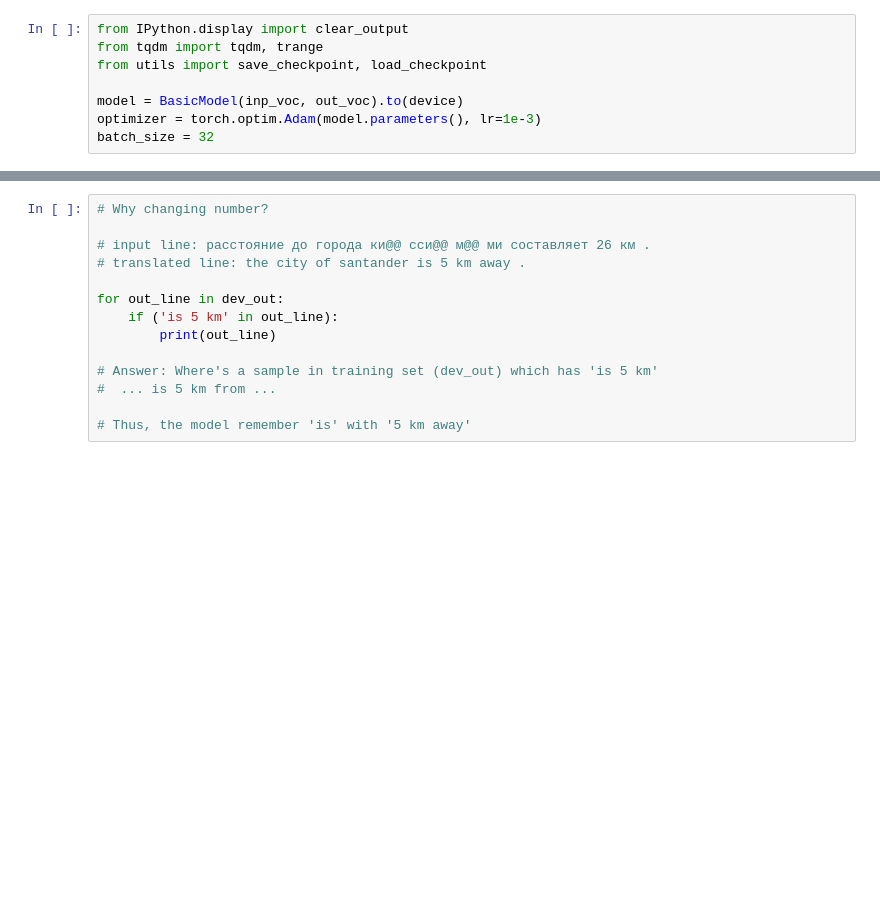
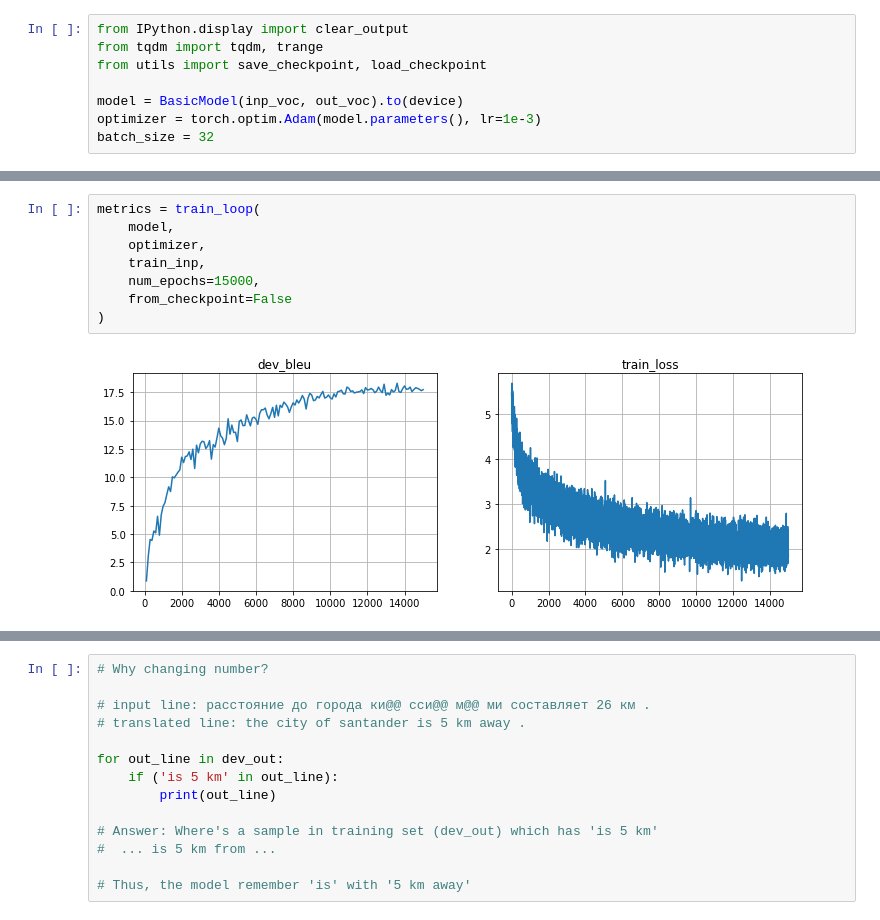
Before and after one commit to korab1ev/Neural-MT, a Jupyter notebook: notebook.ipynb, the cells around one changed output, grey strips where cells are left out. Drawn from its saved outputs; the diff is of its cells as text; blank space fills up the shorter version.

```diff
--- a/notebook.ipynb
+++ b/notebook.ipynb
@@ -384,0 +392,10 @@ KeyboardInterrupt: ignored
+# %%
+metrics = train_loop(
+    model,
+    optimizer,
+    train_inp,
+    num_epochs=15000,
+    from_checkpoint=False
+)
+# %% [output]
+[figure, added]
```
Also changed, not shown: parts of 37 cells of this notebook, 1 other file.
